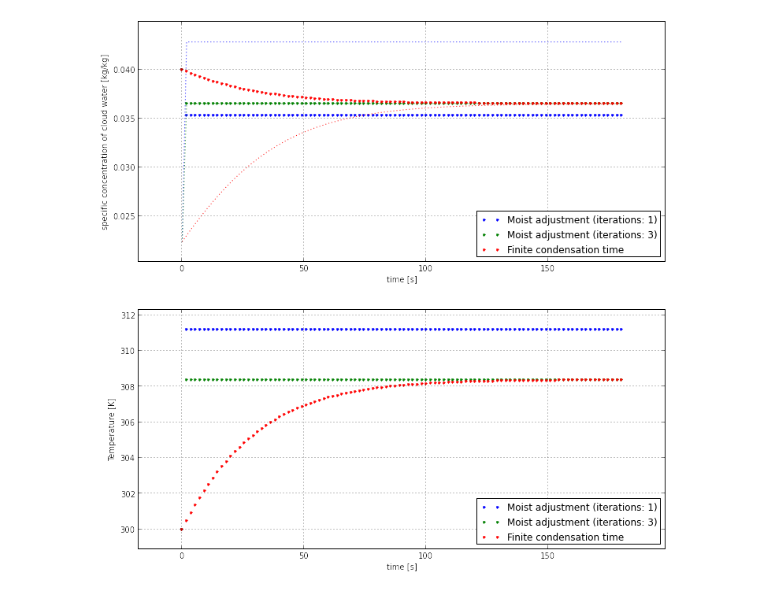
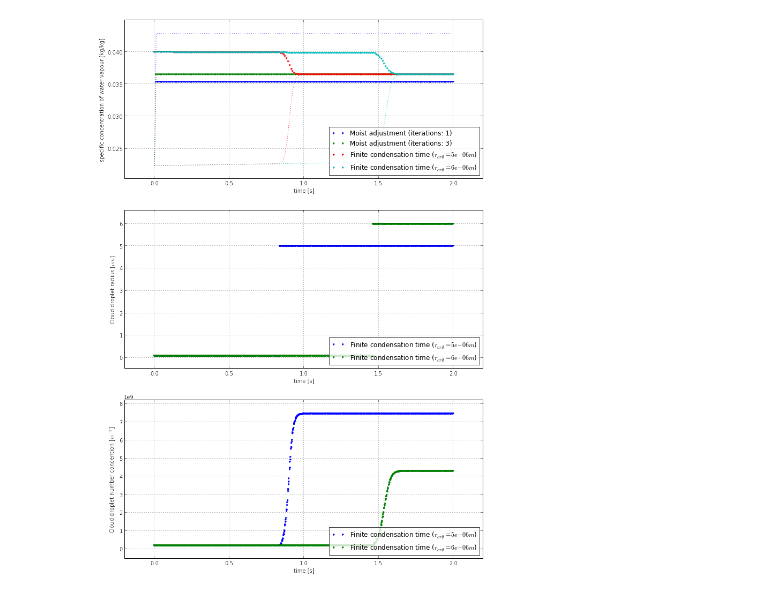
Before and after one commit to leifdenby/python-cloudmodel, a Jupyter notebook: pyclouds/notebooks/Microphysics integration.ipynb, the cells around one changed output. Cells and saved outputs as stored; diff of their text form; code cells hidden in the pictures.

```diff
--- a/pyclouds/notebooks/Microphysics integration.ipynb
+++ b/pyclouds/notebooks/Microphysics integration.ipynb
@@ -10,17 +11,19 @@ from pyclouds.plotting import plot_hydrometeor_evolution
 # %%
 initial_condition = np.zeros((Var.NUM))
 initial_condition[Var.q_v] = 0.04
 initial_condition[Var.T] = 300.
 p0 = 101325.1  # [Pa]
 
-t_ = np.linspace(0., 180., 100)
+t_ = np.linspace(0., 2., 200)
+
+SolverClass = odespy.Fehlberg
 
 microphysics_model = cloud_microphysics.MoistAdjustmentMicrophysics()
 sol = microphysics_model.integrate(initial_condition=initial_condition, t=t_, p0=p0)
 sol1 = microphysics_model.integrate(initial_condition=initial_condition, t=t_, p0=p0, iterations=3)
-sol2 = cloud_microphysics.FiniteCondensationTimeMicrophysics(parameterisations=parameterisations).integrate(initial_condition=initial_condition, t=t_, p0=p0)
-
+sol2 = cloud_microphysics.FiniteCondensationTimeMicrophysics().integrate(initial_condition=initial_condition, t=t_, p0=p0, SolverClass=SolverClass)
+sol3 = cloud_microphysics.FiniteCondensationTimeMicrophysics(r_crit=6e-6).integrate(initial_condition=initial_condition, t=t_, p0=p0, SolverClass=SolverClass)
 #sol2.plot()
-plot_hydrometeor_evolution([sol, sol1, sol2], variables=['q_v', 'T',])
+plot_hydrometeor_evolution([sol, sol1, sol2, sol3], variables=['q_v', 'r_c', 'Nc'])
 # %% [output]
-[figure, old version]
+[figure, new version]
```
Also changed, not shown: parts of 1 cell of this notebook, 2 other files.
